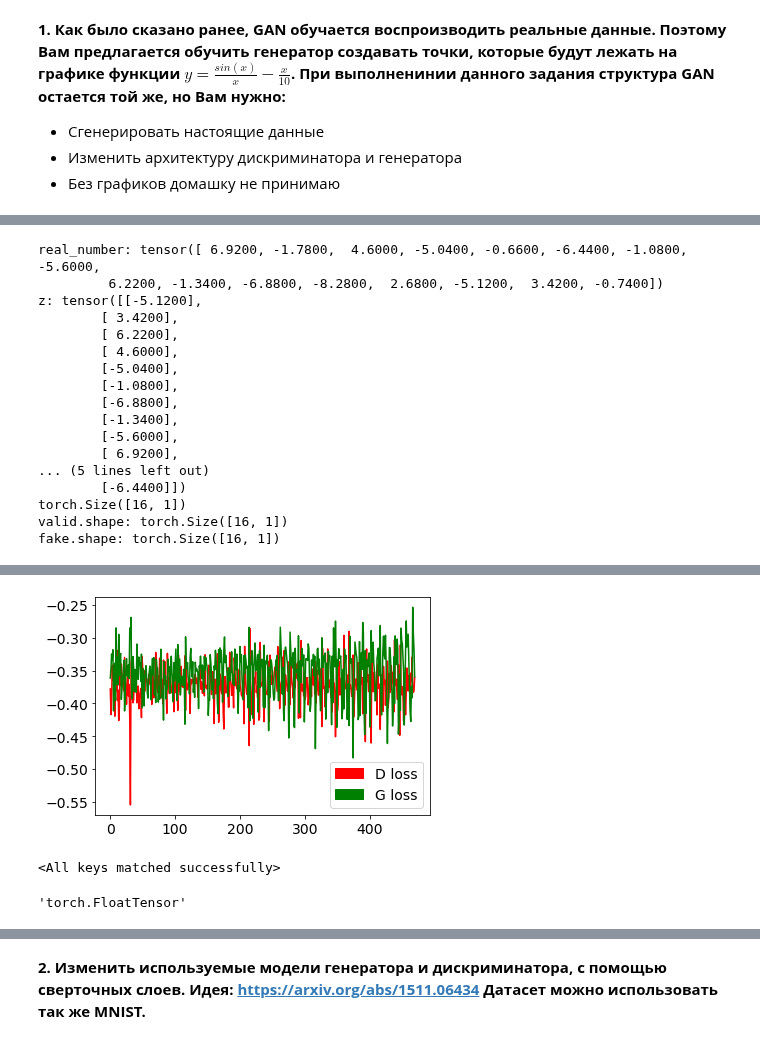
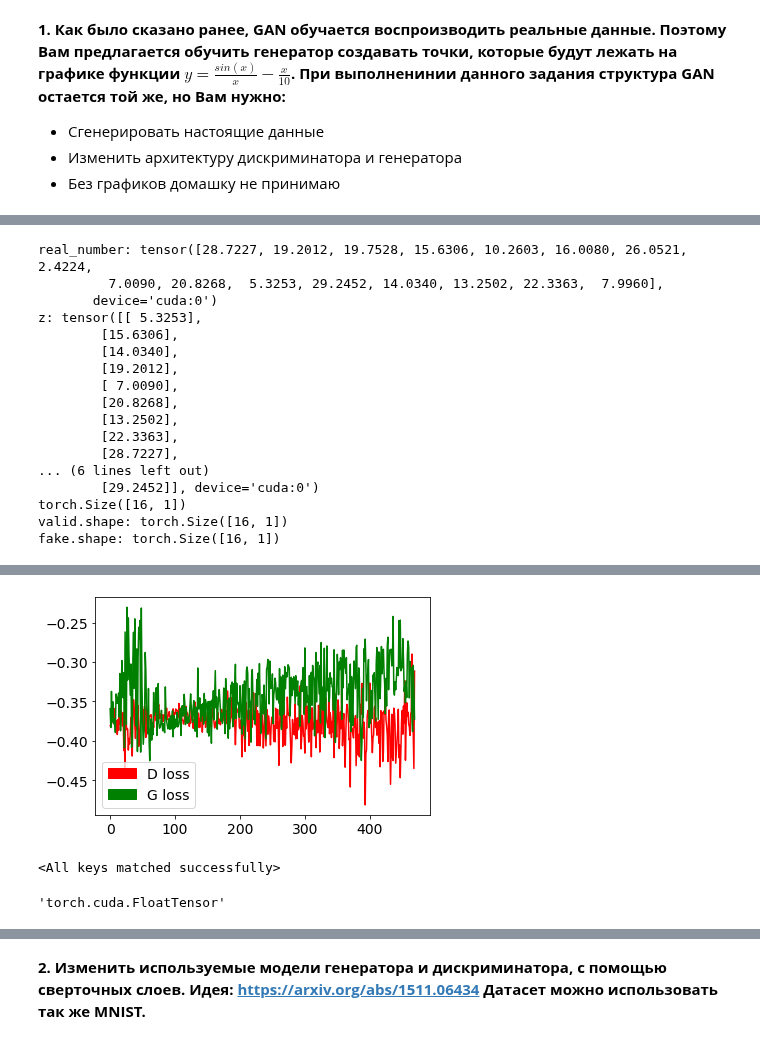
Before and after one commit to Miillya/Geekbrains, a Jupyter notebook: Фреймворк PyTorch для разработки искусственных нейронных сетей/Урок 3. Generative adversarial networks (GAN) генеративные сети/hw_03.ipynb, the cells around one changed output, grey strips where cells are left out. Drawn from its saved outputs; the diff is of its cells as text; code cells hidden in the pictures.

Commit message:
Фреймворк PyTorch для разработки искусственных нейронных сетей. Урок 3. Generative adversarial networks (GAN): генеративные сети. Практическое задание.

```diff
--- a/Фреймворк PyTorch для разработки искусственных нейронных сетей/Урок 3. Generative adversarial networks (GAN) генеративные сети/hw_03.ipynb
+++ b/Фреймворк PyTorch для разработки искусственных нейронных сетей/Урок 3. Generative adversarial networks (GAN) генеративные сети/hw_03.ipynb
@@ -89,9 +85,7 @@ dataset = Inc_Dataset(-10, 10, 1001)
 # %%
-split_train_part = 0.75
 batch_size = 16
 
-real_data_dataset, test_dataset = torch.utils.data.random_split(dataset,
-                                                            [int(split_train_part*dataset.data.shape[0]),
-                                                             dataset.data.shape[0] - int(split_train_part*dataset.data.shape[0])])
-real_data_loader = DataLoader(real_data_dataset, batch_size = batch_size, shuffle=True)
-test_loader = DataLoader(test_dataset, batch_size = 1, shuffle=False)
+train_dataset, test_dataset = torch.utils.data.random_split(dataset, [int(0.75*len(dataset)),
+                                                                      len(dataset) - int(0.75*len(dataset))])
+train_loader = DataLoader(train_dataset, batch_size = 16, shuffle=True)
+test_loader = DataLoader(test_dataset, batch_size = 1, shuffle=True)
@@ -145,0 +119,15 @@ class Discriminator(nn.Module):
+# %%
+class Generator(nn.Module):
+    def __init__(self):
+        super().__init__()
+        self.model = nn.Sequential(
+            nn.Linear(1, 16),
+            nn.ReLU(),
+            nn.Linear(16, 32),
+            nn.ReLU(),
+            nn.Linear(32, 1),
+        )
+
+    def forward(self, x):
+        output = self.model(x)
+        return output
@@ -146,9 +138,10 @@ class Discriminator(nn.Module):
 # %%
-n_epochs = 1000
-lr = 0.0001   # 0.0005
+lr = 0.0001
 
 b1 = 0.5
 b2 = 0.999
 
 sample_interval = 50
+
+loss_function = nn.BCELoss()
 # %%
@@ -170,6 +159,6 @@ tensor([ 7, 11,  8,  9,  5, 12,  3,  1,  4,  6,  0, 15,  2, 10, 14, 13])
 # %%
 for epoch in range(1):
-    for i, (number, labels) in enumerate(real_data_loader):
+    for i, (number, labels) in enumerate(train_loader):
 
 ##################### Лейблы для данных: 1 - настоящие, 0 - сгенерированные ########
 
@@ -194,20 +183,20 @@ for epoch in range(1):
         break
     break
 # %% [output]
-real_number: tensor([ 6.9200, -1.7800,  4.6000, -5.0400, -0.6600, -6.4400, -1.0800, -5.6000,
-         6.2200, -1.3400, -6.8800, -8.2800,  2.6800, -5.1200,  3.4200, -0.7400])
-z: tensor([[-5.1200],
-        [ 3.4200],
-        [ 6.2200],
-        [ 4.6000],
-        [-5.0400],
-        [-1.0800],
-        [-6.8800],
-        [-1.3400],
-        [-5.6000],
-        [ 6.9200],
-... (5 lines left out)
-        [-6.4400]])
+real_number: tensor([28.7227, 19.2012, 19.7528, 15.6306, 10.2603, 16.0080, 26.0521,  2.4224,
+         7.0090, 20.8268,  5.3253, 29.2452, 14.0340, 13.2502, 22.3363,  7.9960],
+       device='cuda:0')
+z: tensor([[ 5.3253],
+        [15.6306],
+        [14.0340],
+        [19.2012],
+        [ 7.0090],
+        [20.8268],
+        [13.2502],
+        [22.3363],
+        [28.7227],
+... (6 lines left out)
+        [29.2452]], device='cuda:0')
 torch.Size([16, 1])
 valid.shape: torch.Size([16, 1])
 fake.shape: torch.Size([16, 1])
@@ -222,12 +211,13 @@ ep_loss = 0
 n_epochs = 500
 
 for epoch in range(n_epochs):
-    for i, (number, labels) in enumerate(real_data_loader):
+    for i, (number, labels) in enumerate(train_loader):
 
 ##################### Лейблы для данных: 1 - настоящие, 0 - сгенерированные ########
 
         valid = Variable(torch.FloatTensor(len(number), 1).fill_(1.0), requires_grad=False).to(device)
         fake = Variable(torch.FloatTensor(len(labels), 1).fill_(0.0), requires_grad=False).to(device)
+#         valid = valid.detach().numpy()
 
         real_numbers = Variable(number.type(torch.FloatTensor)).to(device)
 
@@ -242,7 +232,7 @@ for epoch in range(n_epochs):
         gen_numbers = generator(z.view(len(z), 1))
 
         validity = discriminator(gen_numbers)
-        g_loss = adversarial_loss(validity, valid)
+        g_loss = loss_function(validity, valid)
 
         g_loss.backward()
         optimizer_G.step()
@@ -257,10 +247,10 @@ for epoch in range(n_epochs):
         optimizer_D.zero_grad()
 
         real_pred = discriminator(labels.view(len(labels), 1).type(torch.FloatTensor).to(device))
-        d_real_loss = adversarial_loss(real_pred, valid)
+        d_real_loss = loss_function(real_pred, valid)
 
         fake_pred = discriminator(gen_numbers.detach())
-        d_fake_loss = adversarial_loss(fake_pred, fake)
+        d_fake_loss = loss_function(fake_pred, fake)
 
         d_loss = (d_real_loss + d_fake_loss) / 2
 
@@ -269,14 +259,14 @@ for epoch in range(n_epochs):
 
 ######## Отображение процесса обучения и вывод функций потерь ############
 
-        batches_done = epoch * len(real_data_loader) + i
+        batches_done = epoch * len(train_loader) + i
 
         if batches_done % sample_interval == 0:
             plt.clf()
 
             display.clear_output(wait=False)
             # sample_image(gen_imgs)
-            print("[Epoch %d/%d] [Batch %d/%d] [D loss: %f] [G loss: %f]"% (epoch, n_epochs, i, len(real_data_loader), d_loss.item(), g_loss.item()) )
+            print("[Epoch %d/%d] [Batch %d/%d] [D loss: %f] [G loss: %f]"% (epoch, n_epochs, i, len(train_loader), d_loss.item(), g_loss.item()) )
 
             # display.display(plt.gcf())
 
@@ -292,4 +282,4 @@ for epoch in range(n_epochs):
-[figure, old version]
+[figure, new version]
 # %%
 torch.save(generator.state_dict(), "series_gan.pth")
 # %%
@@ -298,11 +288,11 @@ generator_r.load_state_dict(torch.load("series_gan_loss_min.pth"))
 # %% [output]
 <All keys matched successfully>
 # %%
-x =  np.linspace(-10, 10, 50)
+x =  np.linspace(1, 30, 1000)
 xt = torch.from_numpy(x).type(torch.FloatTensor).to(device)
 xt.type()
 # %% [output]
-'torch.FloatTensor'
+'torch.cuda.FloatTensor'
 # %%
 gen_numbers = generator_r(xt.view(len(x), 1))
 # %%
```
Also changed, not shown: parts of 73 cells of this notebook, 10 other files.
